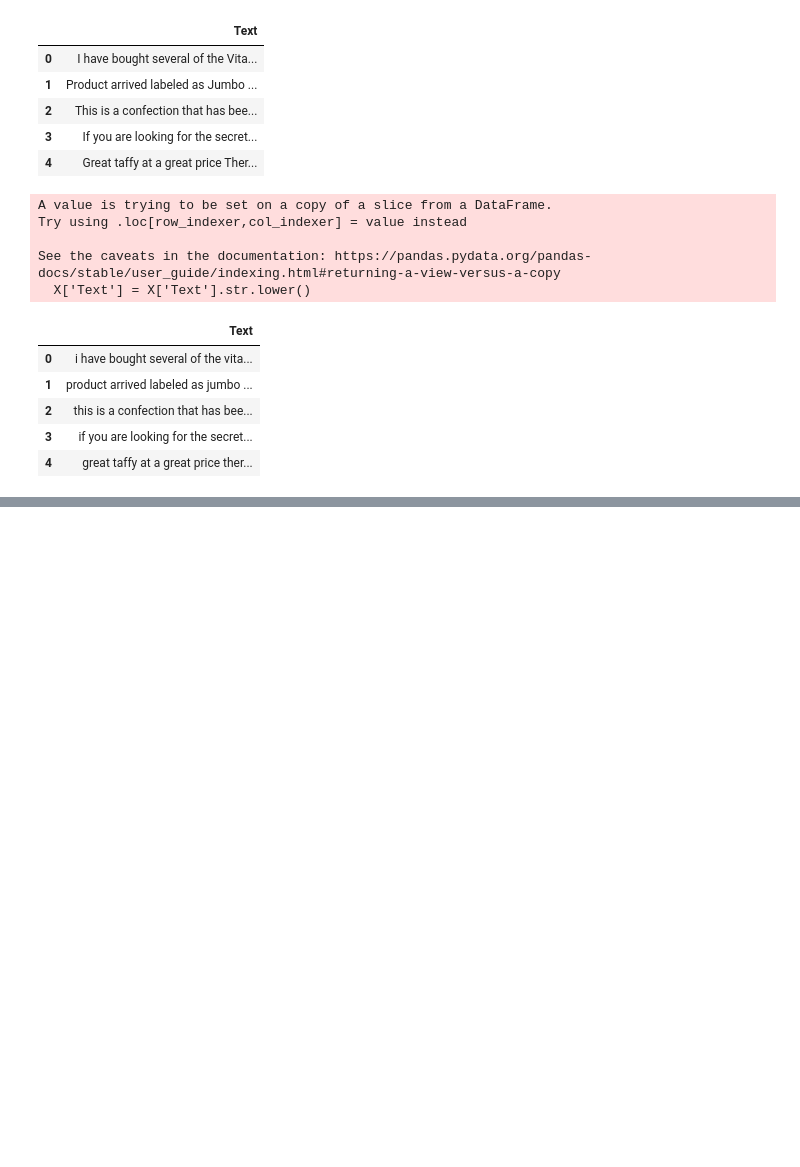
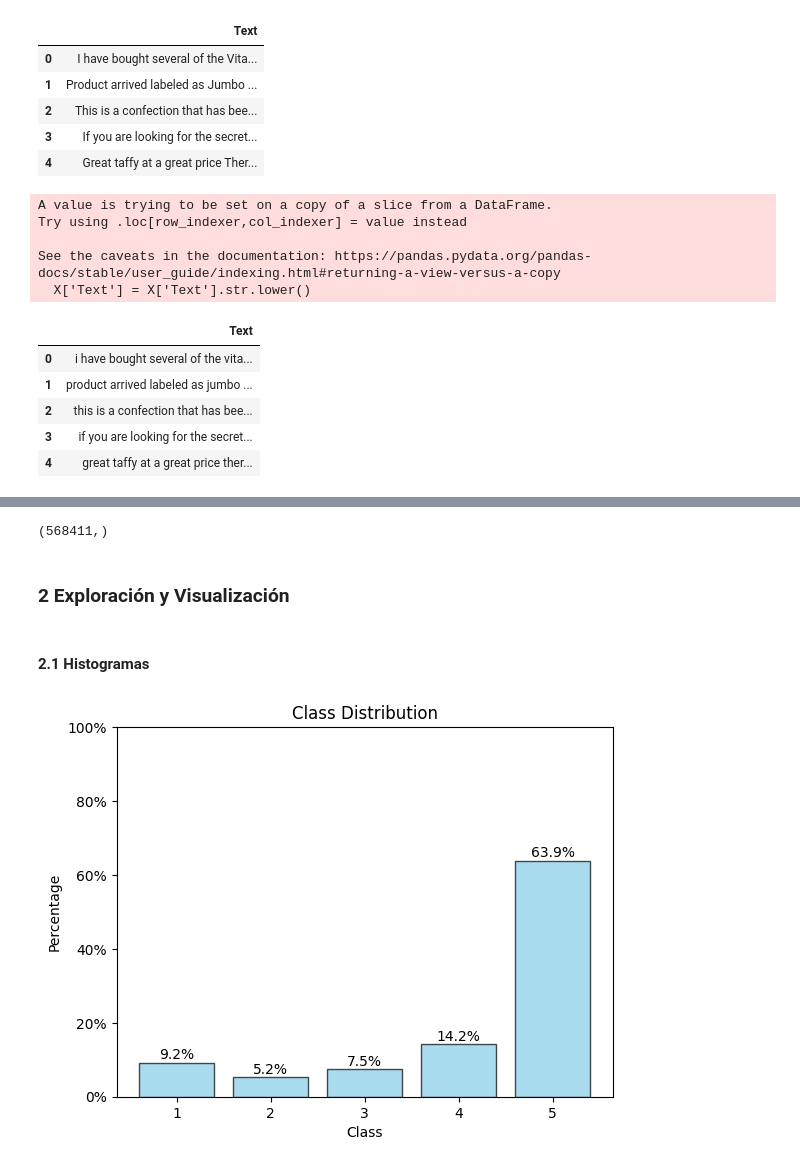
Before and after one commit to mantofer02/DataScienceBootcamp, a Jupyter notebook: FUNDATEC/MachineLearning/Quices/3/Q03_MarcoFerraro.ipynb, the cells around one changed output, grey strips where cells are left out. Cells and saved outputs as stored; diff of their text form; code cells hidden in the pictures; blank space fills up the shorter version.

```diff
--- a/FUNDATEC/MachineLearning/Quices/3/Q03_MarcoFerraro.ipynb
+++ b/FUNDATEC/MachineLearning/Quices/3/Q03_MarcoFerraro.ipynb
@@ -150,0 +162,29 @@ See the caveats in the documentation: https://pandas.pydata.org/pandas-docs/stab
+# %%
+y.shape
+# %% [output]
+(568411,)
+# %% [markdown]
+### 2 Exploración y Visualización
+# %% [markdown]
+#### 2.1 Histogramas
+# %%
+import matplotlib.pyplot as plt
+import matplotlib.ticker as mtick
+import numpy as np
+
+def plot_histogram(y):
+    class_counts = y.value_counts(normalize=True) * 100
+    plt.bar(class_counts.index, class_counts.values, align='center', alpha=0.7, color='skyblue', edgecolor='black')
+    plt.xlabel('Class')
+    plt.ylabel('Percentage')
+    plt.title('Class Distribution')
+
+    # Format the labels on the bars to include the percentage symbol
+    for i, v in enumerate(class_counts.values):
+        plt.text(class_counts.index[i], v + 1, f'{v:.1f}%', ha='center')
+
+    # Set the y-axis limits to reach 100%
+    plt.ylim(0, 100)
+    plt.gca().yaxis.set_major_formatter(mtick.PercentFormatter())
+
+    plt.show()
@@ -150,0 +201,4 @@ See the caveats in the documentation: https://pandas.pydata.org/pandas-docs/stab
+# %%
+plot_histogram(y)
+# %% [output]
+[figure, added]
```
Also changed, not shown: parts of 9 cells of this notebook.
